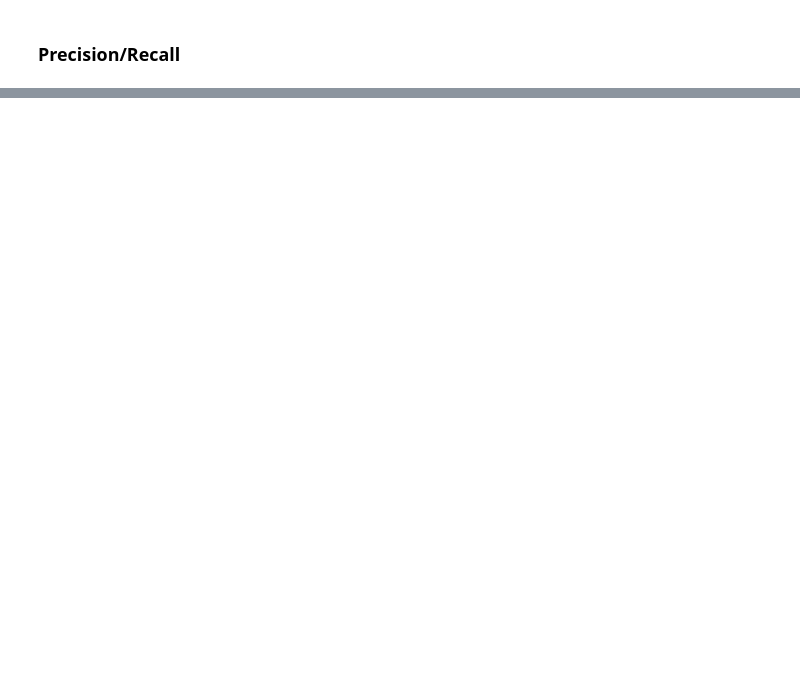
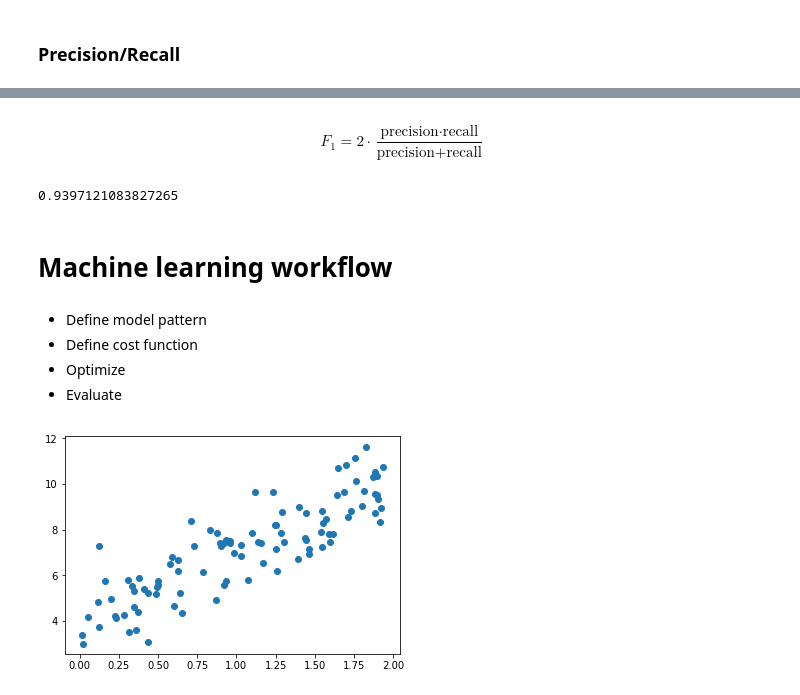
Before and after one commit to sivico26/ML-biocomp, a Jupyter notebook: notebooks/lectures/lect2-training-models.ipynb, the cells around one changed output, grey strips where cells are left out. Drawn from its saved outputs; the diff is of its cells as text; code cells hidden in the pictures; blank space fills up the shorter version.

```diff
--- a/notebooks/lectures/lect2-training-models.ipynb
+++ b/notebooks/lectures/lect2-training-models.ipynb
@@ -123,0 +146,27 @@ array([0.8975 , 0.9022 , 0.90415])
+# %% [markdown]
+$$ F_1 = 2 \cdot \frac{\text{precision} \cdot \text{recall}}{\text{precision} + \text{recall}} $$
+# %%
+from sklearn.metrics import f1_score
+
+f1_score(y_train_0, y_train_pred)
+# %% [output]
+0.9397121083827265
+# %% [markdown]
+# Machine learning workflow
+# %% [markdown]
+* Define model pattern
+* Define cost function
+* Optimize
+* Evaluate
+# %%
+import numpy as np
+
+X = 2 * np.random.rand(100, 1)
+y = 4 + 3 * X + np.random.randn(100, 1)
+# %%
+%matplotlib inline
+import matplotlib.pyplot as plt
+
+plt.scatter(X, y);
+# %% [output]
+[figure, added]
```
Also changed, not shown: parts of 40 cells of this notebook, 3 other files.
